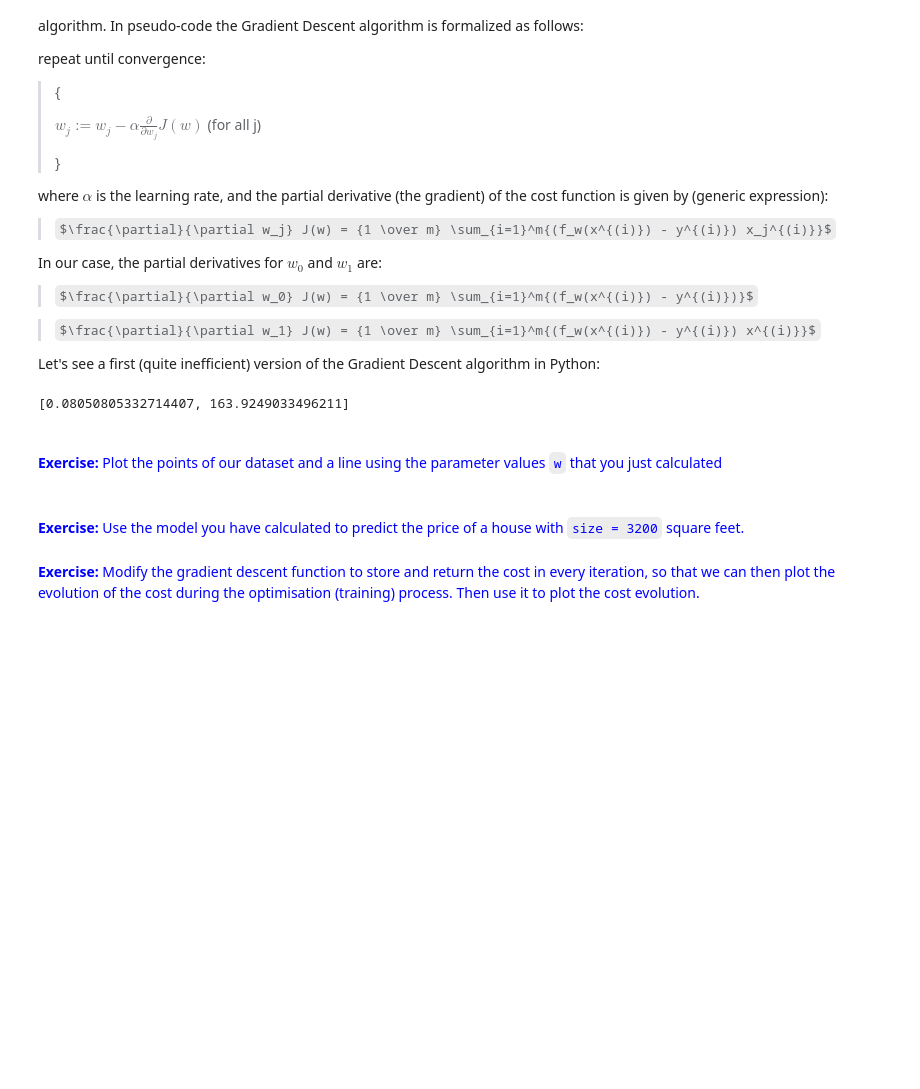
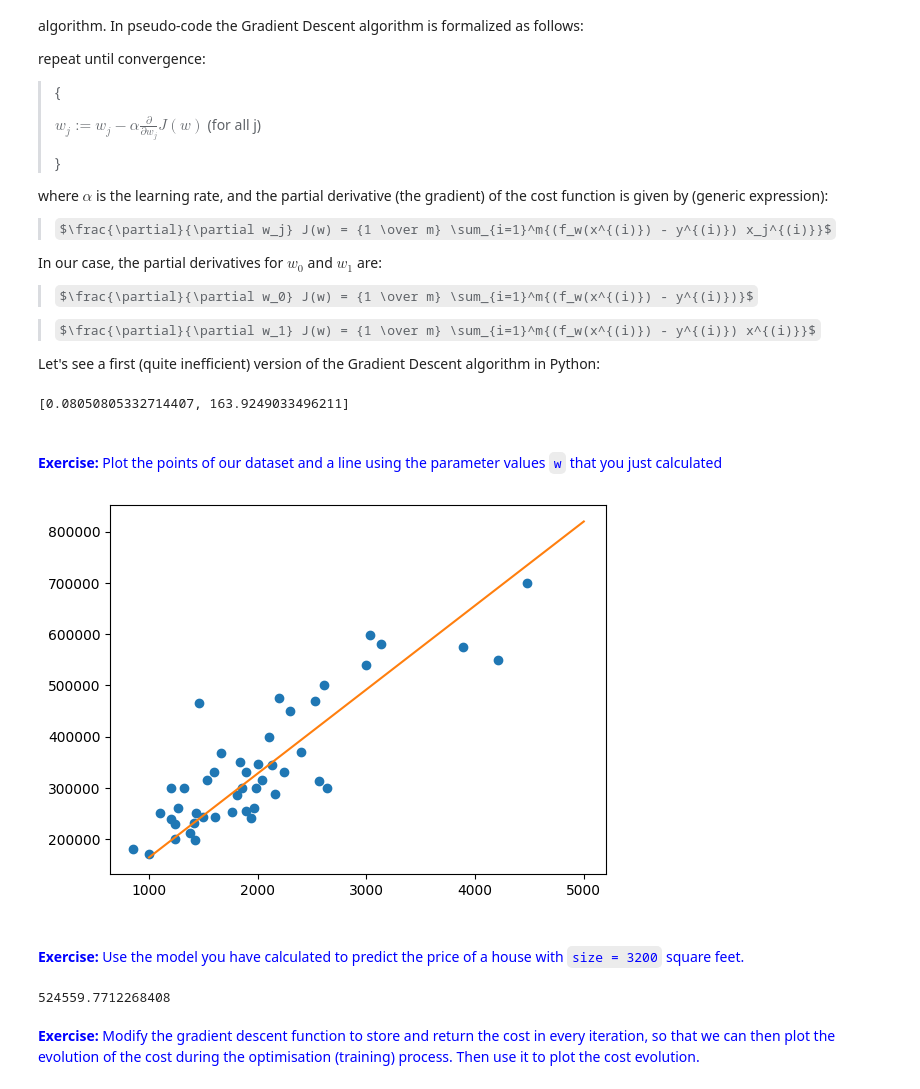
Before and after one commit to Pikurrot/ml-problems-uab, a Jupyter notebook: Session 1 - Linear Regression/P1_Linear_Regression.ipynb, the cells around one changed output. Drawn from its saved outputs; the diff is of its cells as text; code cells hidden in the pictures; some formulas as TeX source; blank space fills up the shorter version.

```diff
--- a/Session 1 - Linear Regression/P1_Linear_Regression.ipynb
+++ b/Session 1 - Linear Regression/P1_Linear_Regression.ipynb
@@ -222,8 +243,25 @@ print(w)
+# %%
+# YOUR CODE HERE
+
+xx = [1000, 5000]
+yy = [w[0] + w[1] * x for x in xx]
+
+plt.plot(size, price, 'o')
+plt.plot(xx, yy)
+plt.show()
+# %% [output]
+[figure, added]
 # %% [markdown]
 <br>
 
 <font color=blue>**Exercise:** Use the model you have calculated to predict the price of a house with `size = 3200` square feet.</font>
 # %%
 # YOUR CODE HERE
+
+new_x = 3200
+predicted = w[0] + w[1] * new_x
+predicted
+# %% [output]
+524559.7712268408
 # %% [markdown]
 <font color=blue>**Exercise:** Modify the gradient descent function to store and return the cost in every iteration, so that we can then plot the evolution of the cost during the optimisation (training) process. Then use it to plot the cost evolution.</font>
```
Also changed, not shown: parts of 19 cells of this notebook.
